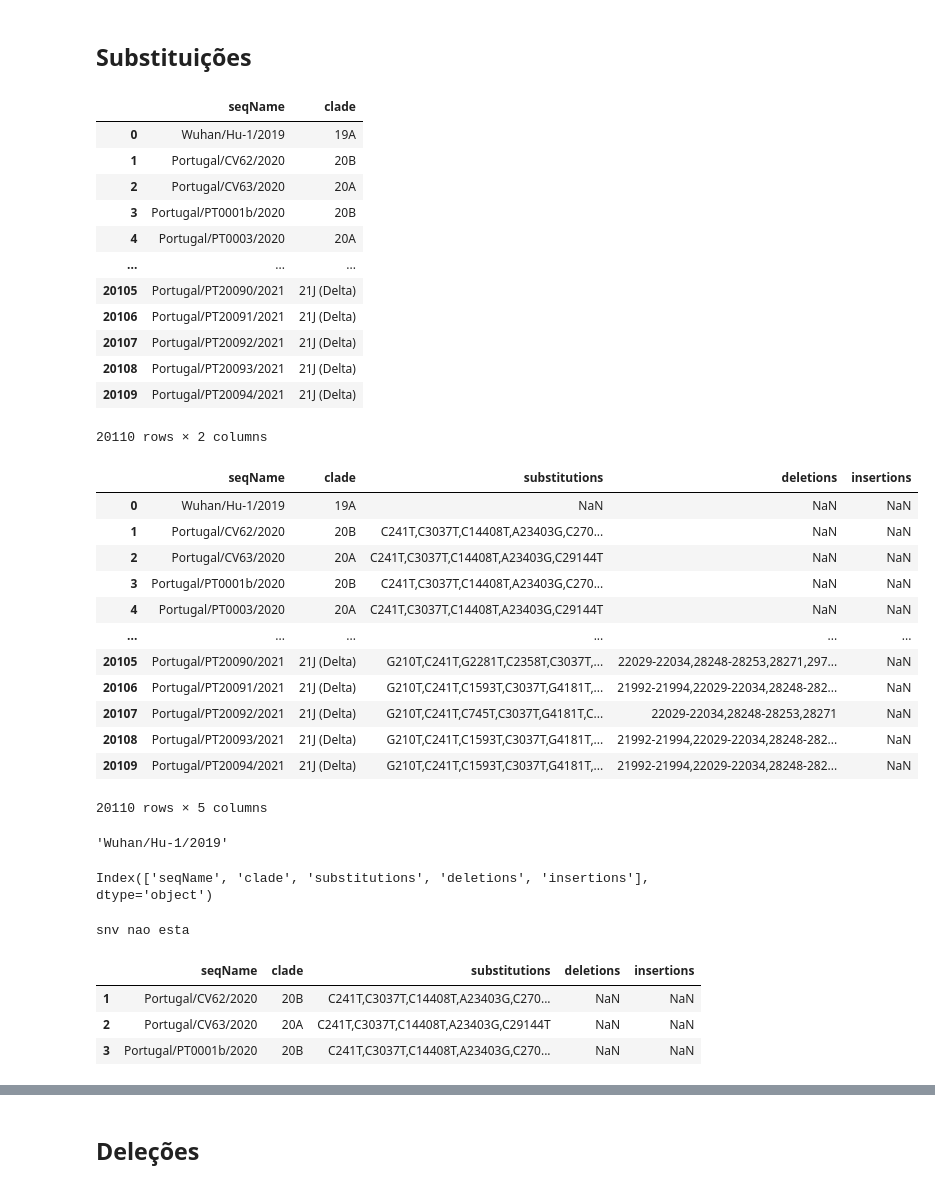
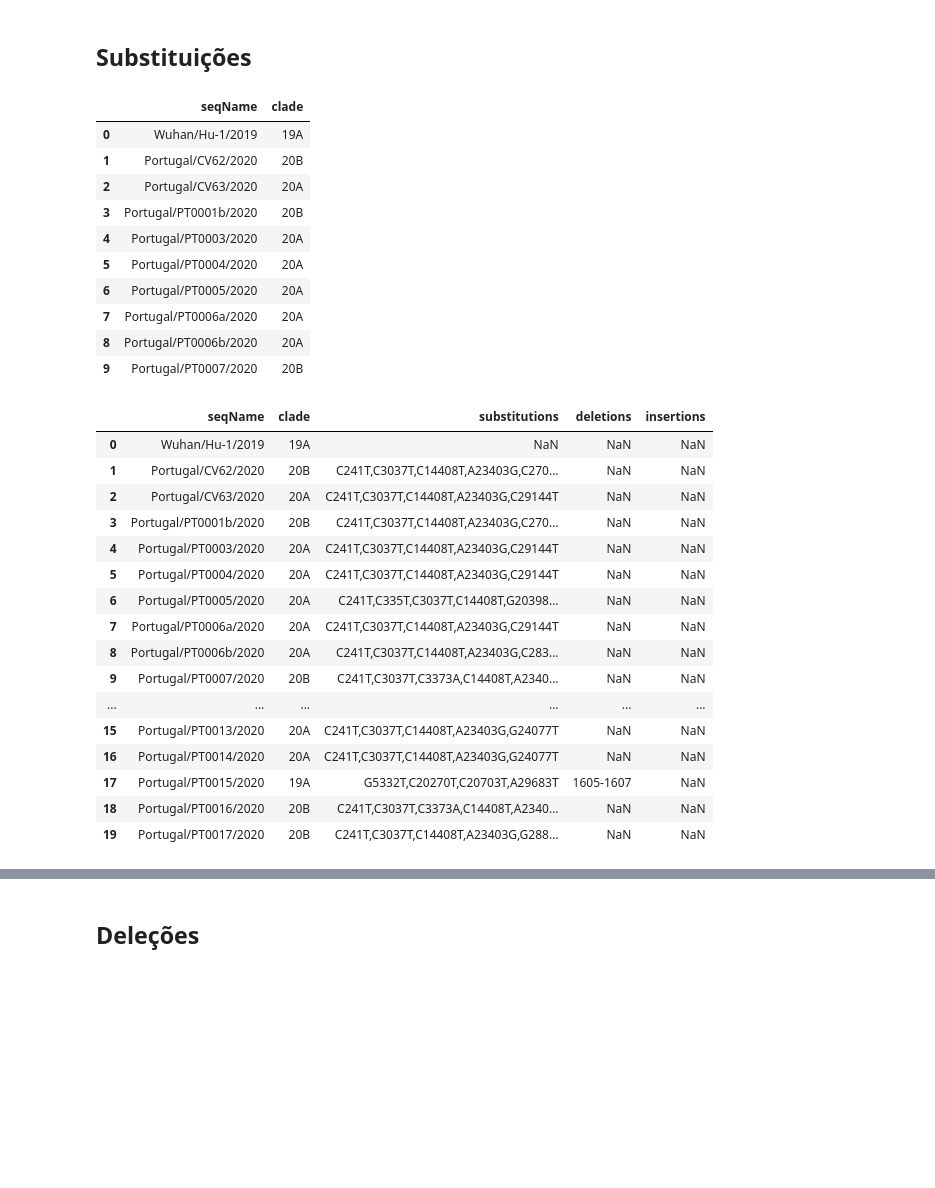
Before and after one commit to Rafael-Silva-Oliveira/FEM, a Jupyter notebook: Python/Dados.ipynb, the cells around one changed output, grey strips where cells are left out. Drawn from its saved outputs; the diff is of its cells as text; code cells hidden in the pictures; blank space fills up the shorter version.

```diff
--- a/Python/Dados.ipynb
+++ b/Python/Dados.ipynb
@@ -332,7 +192,7 @@ final_df.head(10)
 # Criar nova data frame para colocar linhas como seqName / Clade e colunas como C-T, etc
 
 pca_df = final_df.iloc[:,[0,1]]
-pca_df
+pca_df.head(10)
 #A>T
 # %% [output]
 |  | seqName | clade |
@@ -341,50 +201,28 @@ pca_df
 | 2 | Portugal/CV63/2020 | 20A |
 | 3 | Portugal/PT0001b/2020 | 20B |
 | 4 | Portugal/PT0003/2020 | 20A |
-| ... | ... | ... |
-| 20105 | Portugal/PT20090/2021 | 21J (Delta) |
-| 20106 | Portugal/PT20091/2021 | 21J (Delta) |
-| 20107 | Portugal/PT20092/2021 | 21J (Delta) |
-| 20108 | Portugal/PT20093/2021 | 21J (Delta) |
-| 20109 | Portugal/PT20094/2021 | 21J (Delta) |
+| 5 | Portugal/PT0004/2020 | 20A |
+| 6 | Portugal/PT0005/2020 | 20A |
+| 7 | Portugal/PT0006a/2020 | 20A |
+| 8 | Portugal/PT0006b/2020 | 20A |
+| 9 | Portugal/PT0007/2020 | 20B |
-20110 rows × 2 columns
 # %%
-final_df
+final_df.head(20)
 # %% [output]
 |  | seqName | clade | substitutions | deletions | insertions |
 | 0 | Wuhan/Hu-1/2019 | 19A | NaN | NaN | NaN |
 | 1 | Portugal/CV62/2020 | 20B | C241T,C3037T,C14408T,A23403G,C270... | NaN | NaN |
 | 2 | Portugal/CV63/2020 | 20A | C241T,C3037T,C14408T,A23403G,C29144T | NaN | NaN |
 | 3 | Portugal/PT0001b/2020 | 20B | C241T,C3037T,C14408T,A23403G,C270... | NaN | NaN |
 | 4 | Portugal/PT0003/2020 | 20A | C241T,C3037T,C14408T,A23403G,C29144T | NaN | NaN |
+| 5 | Portugal/PT0004/2020 | 20A | C241T,C3037T,C14408T,A23403G,C29144T | NaN | NaN |
+| 6 | Portugal/PT0005/2020 | 20A | C241T,C335T,C3037T,C14408T,G20398... | NaN | NaN |
+| 7 | Portugal/PT0006a/2020 | 20A | C241T,C3037T,C14408T,A23403G,C29144T | NaN | NaN |
+| 8 | Portugal/PT0006b/2020 | 20A | C241T,C3037T,C14408T,A23403G,C283... | NaN | NaN |
+| 9 | Portugal/PT0007/2020 | 20B | C241T,C3037T,C3373A,C14408T,A2340... | NaN | NaN |
 | ... | ... | ... | ... | ... | ... |
-| 20105 | Portugal/PT20090/2021 | 21J (Delta) | G210T,C241T,G2281T,C2358T,C3037T,... | 22029-22034,28248-28253,28271,297... | NaN |
-| 20106 | Portugal/PT20091/2021 | 21J (Delta) | G210T,C241T,C1593T,C3037T,G4181T,... | 21992-21994,22029-22034,28248-282... | NaN |
-| 20107 | Portugal/PT20092/2021 | 21J (Delta) | G210T,C241T,C745T,C3037T,G4181T,C... | 22029-22034,28248-28253,28271 | NaN |
-| 20108 | Portugal/PT20093/2021 | 21J (Delta) | G210T,C241T,C1593T,C3037T,G4181T,... | 21992-21994,22029-22034,28248-282... | NaN |
-| 20109 | Portugal/PT20094/2021 | 21J (Delta) | G210T,C241T,C1593T,C3037T,G4181T,... | 21992-21994,22029-22034,28248-282... | NaN |
+| 15 | Portugal/PT0013/2020 | 20A | C241T,C3037T,C14408T,A23403G,G24077T | NaN | NaN |
+| 16 | Portugal/PT0014/2020 | 20A | C241T,C3037T,C14408T,A23403G,G24077T | NaN | NaN |
+| 17 | Portugal/PT0015/2020 | 19A | G5332T,C20270T,C20703T,A29683T | 1605-1607 | NaN |
+| 18 | Portugal/PT0016/2020 | 20B | C241T,C3037T,C3373A,C14408T,A2340... | NaN | NaN |
+| 19 | Portugal/PT0017/2020 | 20B | C241T,C3037T,C14408T,A23403G,G288... | NaN | NaN |
-20110 rows × 5 columns
-# %%
-pca_df.iloc[0]
-# %% [output]
-'Wuhan/Hu-1/2019'
-# %%
-final_df.columns[:]
-# %% [output]
-Index(['seqName', 'clade', 'substitutions', 'deletions', 'insertions'], dtype='object')
-# %%
-pca_df.columns[:]
-
-snv = "test"
-
-if snv not in pca_df.columns[:]:
-	pca_df.insert()
-# %% [output]
-snv nao esta
-# %%
-final_df.iloc[1:4]
-# %% [output]
-|  | seqName | clade | substitutions | deletions | insertions |
-| 1 | Portugal/CV62/2020 | 20B | C241T,C3037T,C14408T,A23403G,C270... | NaN | NaN |
-| 2 | Portugal/CV63/2020 | 20A | C241T,C3037T,C14408T,A23403G,C29144T | NaN | NaN |
-| 3 | Portugal/PT0001b/2020 | 20B | C241T,C3037T,C14408T,A23403G,C270... | NaN | NaN |
```
Also changed, not shown: parts of 33 cells of this notebook.
